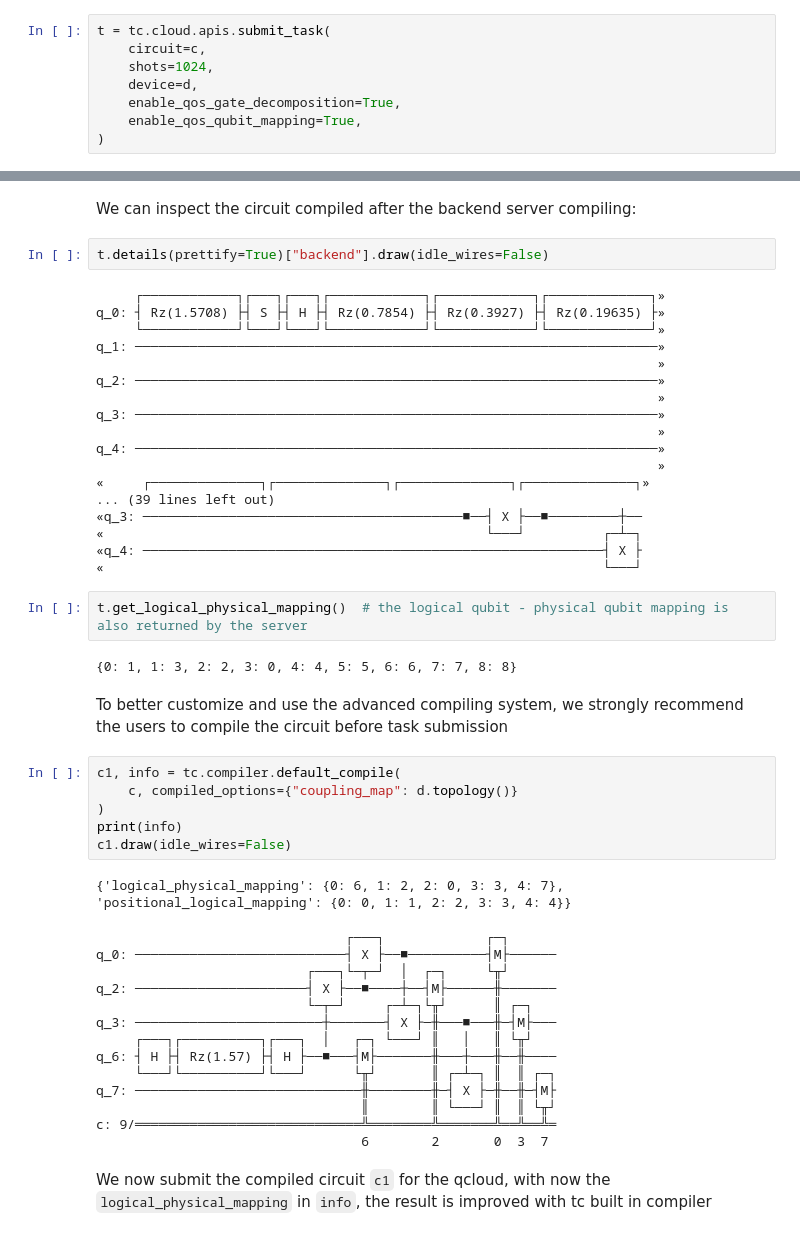
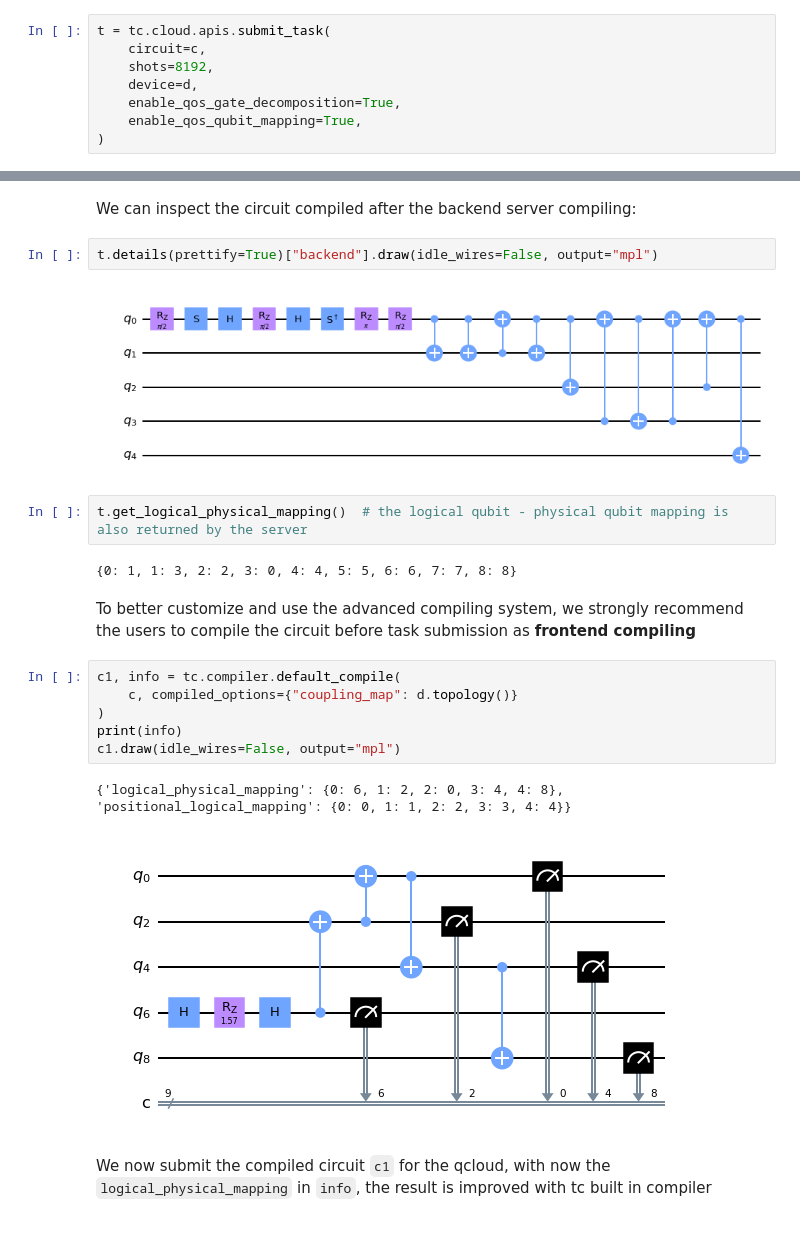
Before and after one commit to tencent-quantum-lab/tensorcircuit, a Jupyter notebook: docs/source/tutorials/qcloud_sdk_demo.ipynb, the cells around one changed output, grey strips where cells are left out. Drawn from its saved outputs; the diff is of its cells as text.

```diff
--- a/docs/source/tutorials/qcloud_sdk_demo.ipynb
+++ b/docs/source/tutorials/qcloud_sdk_demo.ipynb
@@ -254,7 +255,7 @@ By default the backend compiler options are both enabled which we write expicitl
 # %%
 t = tc.cloud.apis.submit_task(
     circuit=c,
-    shots=1024,
+    shots=8192,
     device=d,
     enable_qos_gate_decomposition=True,
     enable_qos_qubit_mapping=True,
@@ -282,52 +284,24 @@ t.results()
 # %% [markdown]
 We can inspect the circuit compiled after the backend server compiling:
 # %%
-t.details(prettify=True)["backend"].draw(idle_wires=False)
+t.details(prettify=True)["backend"].draw(idle_wires=False, output="mpl")
 # %% [output]
-     ┌────────────┐┌───┐┌───┐┌────────────┐┌────────────┐┌─────────────┐»
-q_0: ┤ Rz(1.5708) ├┤ S ├┤ H ├┤ Rz(0.7854) ├┤ Rz(0.3927) ├┤ Rz(0.19635) ├»
-     └────────────┘└───┘└───┘└────────────┘└────────────┘└─────────────┘»
-q_1: ───────────────────────────────────────────────────────────────────»
-                                                                        »
-q_2: ───────────────────────────────────────────────────────────────────»
-                                                                        »
-q_3: ───────────────────────────────────────────────────────────────────»
-                                                                        »
-q_4: ───────────────────────────────────────────────────────────────────»
-                                                                        »
-«     ┌──────────────┐┌──────────────┐┌──────────────┐┌──────────────┐»
-... (39 lines left out)
-«q_3: ─────────────────────────────────────────■──┤ X ├──■─────────┼──
-«                                                 └───┘          ┌─┴─┐
-«q_4: ───────────────────────────────────────────────────────────┤ X ├
-«                                                                └───┘
+[figure, added]
 # %%
 t.get_logical_physical_mapping()  # the logical qubit - physical qubit mapping is also returned by the server
 # %% [output]
 {0: 1, 1: 3, 2: 2, 3: 0, 4: 4, 5: 5, 6: 6, 7: 7, 8: 8}
 # %% [markdown]
-To better customize and use the advanced compiling system, we strongly recommend the users to compile the circuit before task submission
+To better customize and use the advanced compiling system, we strongly recommend the users to compile the circuit before task submission as **frontend compiling**
 # %%
 c1, info = tc.compiler.default_compile(
     c, compiled_options={"coupling_map": d.topology()}
 )
 print(info)
-c1.draw(idle_wires=False)
+c1.draw(idle_wires=False, output="mpl")
 # %% [output]
-{'logical_physical_mapping': {0: 6, 1: 2, 2: 0, 3: 3, 4: 7}, 'positional_logical_mapping': {0: 0, 1: 1, 2: 2, 3: 3, 4: 4}}
+{'logical_physical_mapping': {0: 6, 1: 2, 2: 0, 3: 4, 4: 8}, 'positional_logical_mapping': {0: 0, 1: 1, 2: 2, 3: 3, 4: 4}}
-                                ┌───┐             ┌─┐
-q_0: ───────────────────────────┤ X ├──■──────────┤M├──────
-                           ┌───┐└─┬─┘  │  ┌─┐     └╥┘
-q_2: ──────────────────────┤ X ├──■────┼──┤M├──────╫───────
-                           └─┬─┘     ┌─┴─┐└╥┘      ║ ┌─┐
-q_3: ────────────────────────┼───────┤ X ├─╫───■───╫─┤M├───
-     ┌───┐┌──────────┐┌───┐  │   ┌─┐ └───┘ ║   │   ║ └╥┘
-q_6: ┤ H ├┤ Rz(1.57) ├┤ H ├──■───┤M├───────╫───┼───╫──╫────
-     └───┘└──────────┘└───┘      └╥┘       ║ ┌─┴─┐ ║  ║ ┌─┐
-q_7: ─────────────────────────────╫────────╫─┤ X ├─╫──╫─┤M├
-                                  ║        ║ └───┘ ║  ║ └╥┘
-c: 9/═════════════════════════════╩════════╩═══════╩══╩══╩═
-                                  6        2       0  3  7
+[figure, added]
 # %% [markdown]
 We now submit the compiled circuit ``c1`` for the qcloud, with now the ``logical_physical_mapping`` in ``info``, the result is improved with tc built in compiler
 # %%
```
Also changed, not shown: parts of 53 cells of this notebook.
